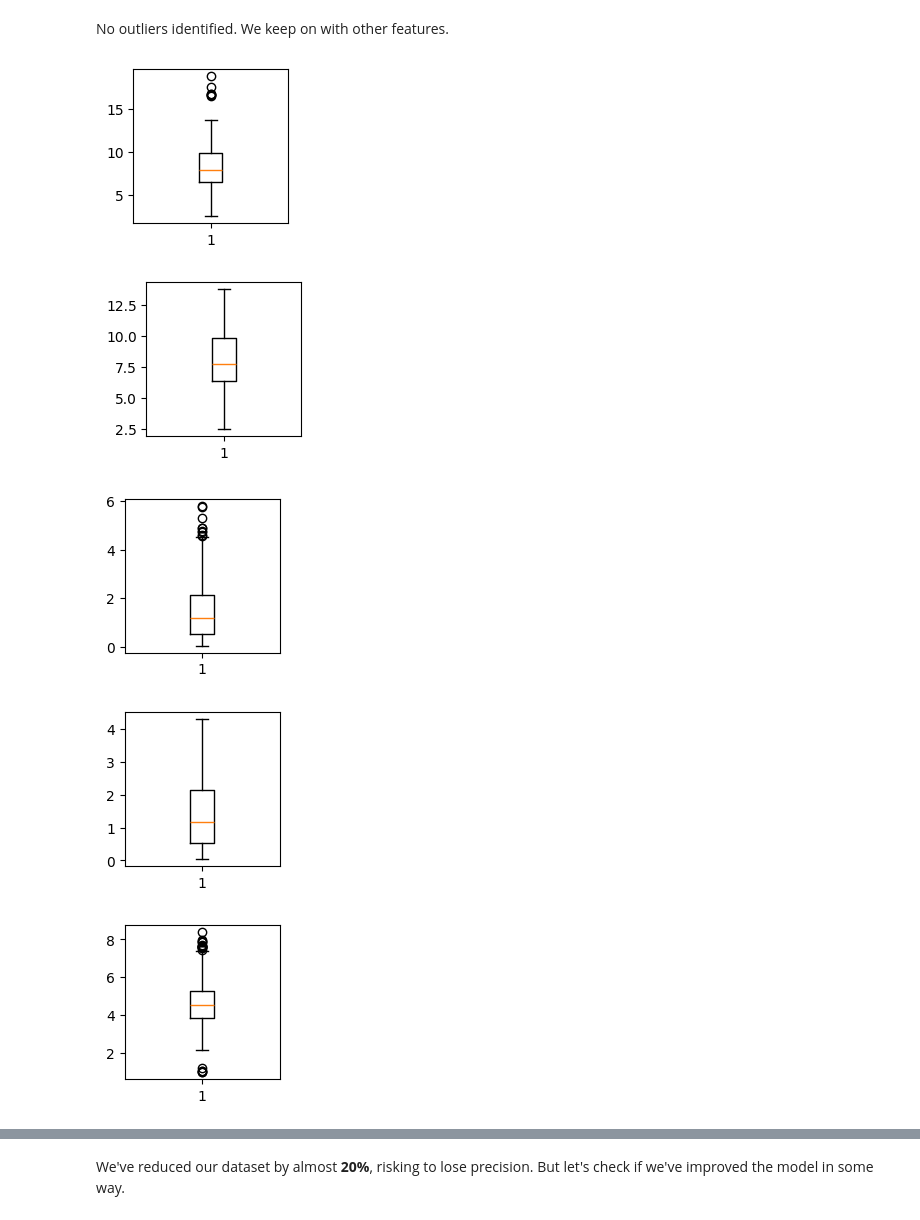
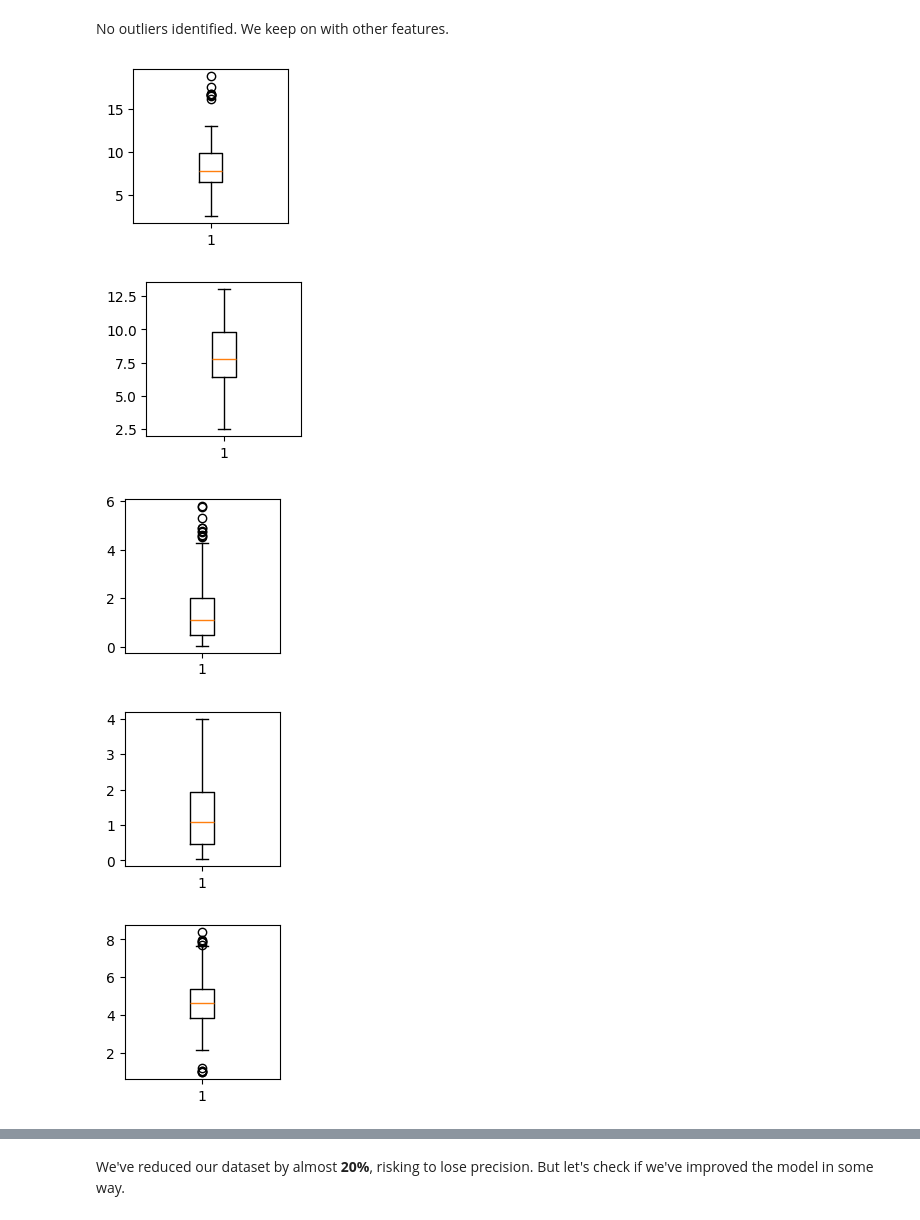
Before and after one commit to Nitrof78/Poverty_Ratio_VS_Government_Expenditure, a Jupyter notebook: Poverty VS Government Expenditure.ipynb, the cells around one changed output, grey strips where cells are left out. Saved outputs shown, nothing was run; the diff lists cells and outputs as text; code cells hidden in the pictures.

```diff
--- a/Poverty VS Government Expenditure.ipynb
+++ b/Poverty VS Government Expenditure.ipynb
@@ -50,7 +35,7 @@ AttributeError: 'NoneType' object has no attribute 'split'
 ### Data Understanding
 # %%
 #We load data from the csv file. It is a file with 6 different World Development Indicators and 4 columns to characterize Year and Country
-df = pd.read_csv('Poverty VS Government Expenditure_2015_2024_Data.csv')
+df = pd.read_csv('Poverty VS Government Expenditure_2014_2023_Data.csv')
 df.head()
 # %% [output]
 |  | Time | Time Code | Country Name | Country Code | Current health expenditure (% of ... | Domestic general government healt... | ... |
@@ -197,12 +175,3 @@ A value is trying to be set on a copy of a slice from a DataFrame
 
 See the caveats in the documentation: https://pandas.pydata.org/pandas-docs/stable/user_guide/indexing.html#returning-a-view-versus-a-copy
   df_clean.replace(to_replace='..', value =np.nan, inplace=True)
-# %%
-# We convert all columns in float64 instead of object format
-df_clean['Mil_Exp_%_GDP'] = df_clean['Mil_Exp_%_GDP'].astype(float)
-df_clean['Health_Exp_%_GDP'] = df_clean['Health_Exp_%_GDP'].astype(float)
-df_clean['Edu_Exp_%_GDP'] = df_clean['Edu_Exp_%_GDP'].astype(float)
-df_clean['Dom_Health_Exp_%_GDP'] = df_clean['Dom_Health_Exp_%_GDP'].astype(float)
-df_clean['R&D_Exp_%_GDP'] = df_clean['R&D_Exp_%_GDP'].astype(float)
-df_clean['Poverty_Ratio_%_Pop'] = df_clean['Poverty_Ratio_%_Pop'].astype(float)
-df_clean.info()
@@ -239,0 +178,4 @@ See the caveats in the documentation: https://pandas.pydata.org/pandas-docs/stab
+# %%
+# We convert all columns in float64 instead of object format
+df_clean = df_clean.astype(float)
+df_clean.info()
@@ -511,33 +523,33 @@ No outliers identified. We keep on with other features.
 plt.figure(figsize=(2,2));
 plt.boxplot(df_final['Health_Exp_%_GDP']);
 # %% [output]
-[figure, old version]
+[figure, new version]
 # %%
 # We remove the identified outliers
 df_final = df_final[df_final['Health_Exp_%_GDP'] < 14]
 plt.figure(figsize=(2,2));
 plt.boxplot(df_final['Health_Exp_%_GDP']);
 # %% [output]
-[figure, old version]
+[figure, new version]
 # %%
 # R&D Expenditure
 plt.figure(figsize=(2,2));
 plt.boxplot(df_final['R&D_Exp_%_GDP']);
 # %% [output]
-[figure, old version]
+[figure, new version]
 # %%
 # We remove identified outliers
-df_final = df_final[df_final['R&D_Exp_%_GDP'] < 4.5]
+df_final = df_final[df_final['R&D_Exp_%_GDP'] < 4]
 plt.figure(figsize=(2,2));
 plt.boxplot(df_final['R&D_Exp_%_GDP']);
 # %% [output]
-[figure, old version]
+[figure, new version]
 # %%
 # Education Expenditure
 plt.figure(figsize=(2,2));
 plt.boxplot(df_final['Edu_Exp_%_GDP']);
 # %% [output]
-[figure, old version]
+[figure, new version]
 # %%
 # We remove identified outliers
 df_final = df_final[df_final['Edu_Exp_%_GDP'] < 6.5]
```
Also changed, not shown: parts of 68 cells of this notebook.
